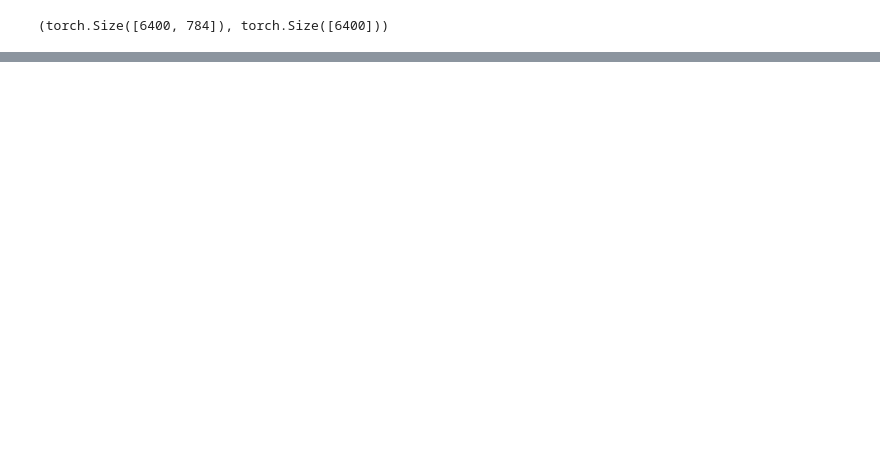
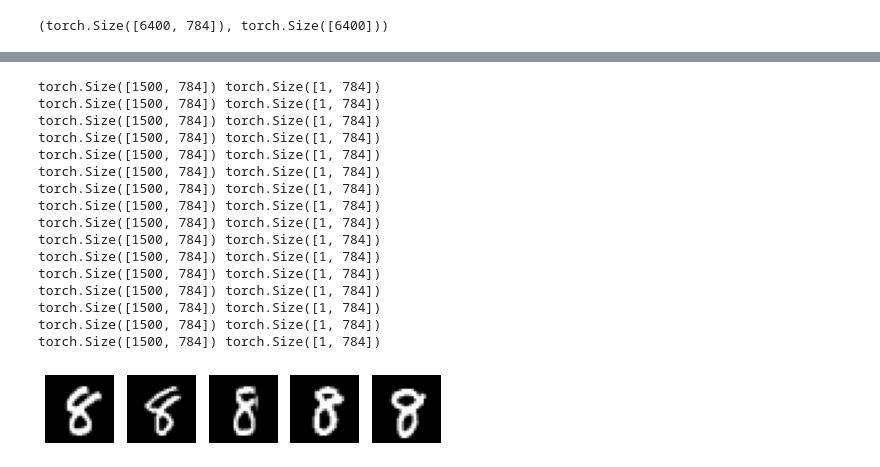
Before and after one commit to seanjaffe1/khopfield, a Jupyter notebook: sandbox.ipynb, the cells around one changed output, grey strips where cells are left out. Drawn from its saved outputs; the diff is of its cells as text; code cells hidden in the pictures; blank space fills up the shorter version.

```diff
--- a/sandbox.ipynb
+++ b/sandbox.ipynb
@@ -54,0 +69,29 @@ def hopfield(Xi, beta, X):
+# %%
+def k_softmax(beta, x, k):
+    #beta: int, x: N x 1
+    # returns N x k
+    assert (k >=1)
+    result = torch.zeros(x.shape[1], k)
+    result[:, 0] = torch.softmax(beta * x, dim=1)
+    last_ssm = result[:, 0]
+    for i in range(1, k):
+        new_ssm  = ssm(x, i+1, beta)
+        result[:, i] = new_ssm - last_ssm
+        last_ssm = new_ssm
+    return result
+
+def k_hopfield(Xi, x, beta, k, hopfield_steps = 1):
+    # Xi: N x n, beta: int, x in nx1
+    assert (Xi.shape[1] == x.shape[1])
+
+    dists = get_dists(Xi, x.t()).t()
+    k_states =  Xi.t() @ k_softmax(beta, -1* dists, k)
+
+
+    assert (k_states.shape[0] == Xi.shape[1])
+    assert (k_states.shape[1] == k)
+    new_states = k_states
+    for i in range(hopfield_steps):
+        for j in range(k):
+            new_states[:, j:j+1]= hopfield(Xi=Xi, x = k_states[:,j:j+1], beta =beta)
+    return new_states
@@ -64,0 +120,27 @@ for i in range(3):
+# %%
+y = k_hopfield(Xi=images[0:1500], x=X[0:1], beta = 5,  k=5, hopfield_steps=3)
+
+# display y
+fig = plt.figure(figsize=(10, 10))
+for i in range(y.shape[1]):
+    plt.subplot(1, 7, i+1)
+    plt.imshow(y[:,i].view(28, 28), cmap='gray')
+    plt.axis('off')
+# %% [output]
+torch.Size([1500, 784]) torch.Size([1, 784])
+torch.Size([1500, 784]) torch.Size([1, 784])
+torch.Size([1500, 784]) torch.Size([1, 784])
+torch.Size([1500, 784]) torch.Size([1, 784])
+torch.Size([1500, 784]) torch.Size([1, 784])
+torch.Size([1500, 784]) torch.Size([1, 784])
+torch.Size([1500, 784]) torch.Size([1, 784])
+torch.Size([1500, 784]) torch.Size([1, 784])
+torch.Size([1500, 784]) torch.Size([1, 784])
+torch.Size([1500, 784]) torch.Size([1, 784])
+torch.Size([1500, 784]) torch.Size([1, 784])
+torch.Size([1500, 784]) torch.Size([1, 784])
+torch.Size([1500, 784]) torch.Size([1, 784])
+torch.Size([1500, 784]) torch.Size([1, 784])
+torch.Size([1500, 784]) torch.Size([1, 784])
+torch.Size([1500, 784]) torch.Size([1, 784])
+[figure, added]
```
Also changed, not shown: parts of 20 cells of this notebook, 5 other files.
